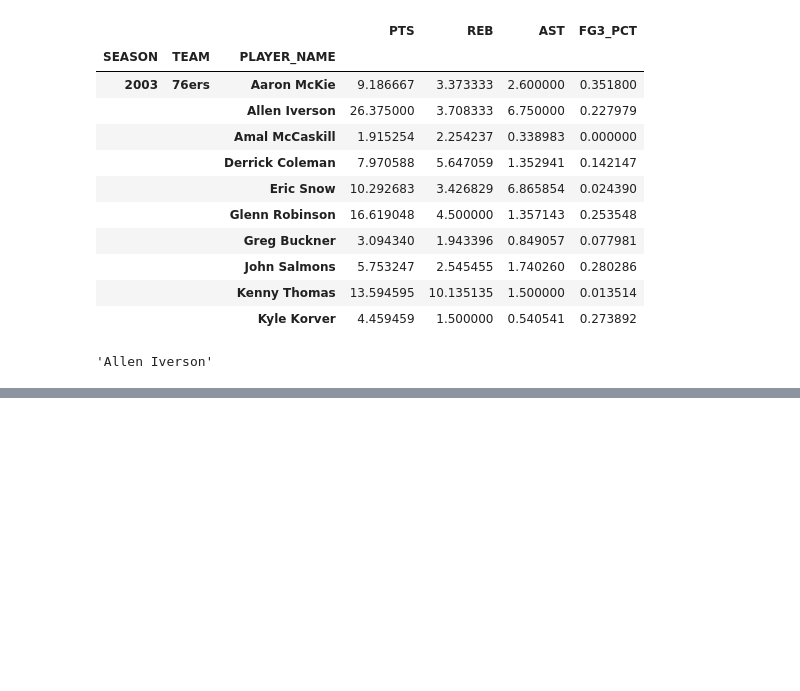
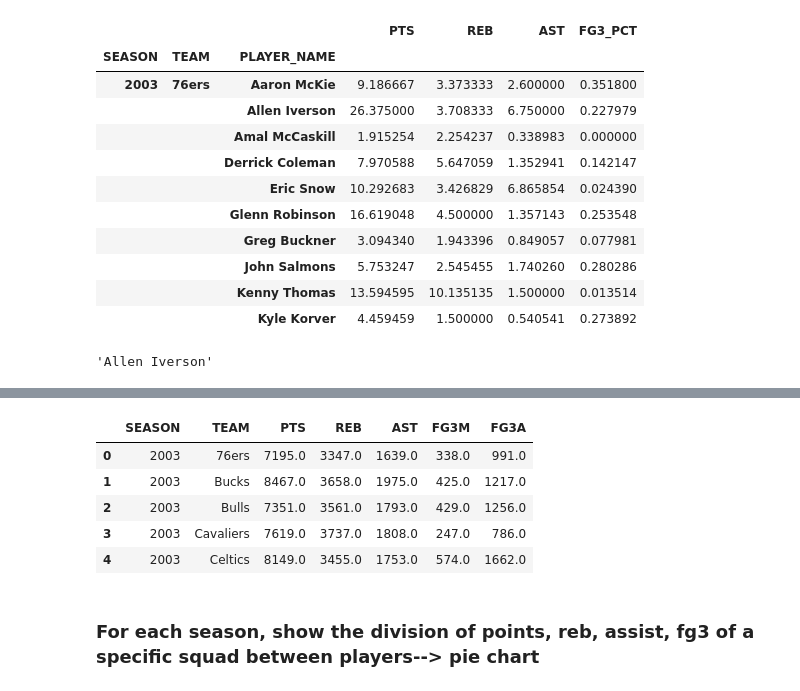
Before and after one commit to matteoForoni/nba-scouting-stats, a Jupyter notebook: nba-scouting-stats.ipynb, the cells around one changed output, grey strips where cells are left out. Cells and saved outputs as stored; diff of their text form; code cells hidden in the pictures; blank space fills up the shorter version.

```diff
--- a/nba-scouting-stats.ipynb
+++ b/nba-scouting-stats.ipynb
@@ -636,0 +714,12 @@ fig1.show()
+# %%
+plot_sum_data = performances_by_season_sum#[performances_by_season_sum['TEAM'] == team]
+plot_avg_data = performances_by_season_avg#[performances_by_season_avg['TEAM'] == team]
+# %%
+plot_sum_data.head()
+# %% [output]
+|  | SEASON | TEAM | PTS | REB | AST | FG3M | FG3A |
+| 0 | 2003 | 76ers | 7195.0 | 3347.0 | 1639.0 | 338.0 | 991.0 |
+| 1 | 2003 | Bucks | 8467.0 | 3658.0 | 1975.0 | 425.0 | 1217.0 |
+| 2 | 2003 | Bulls | 7351.0 | 3561.0 | 1793.0 | 429.0 | 1256.0 |
+| 3 | 2003 | Cavaliers | 7619.0 | 3737.0 | 1808.0 | 247.0 | 786.0 |
+| 4 | 2003 | Celtics | 8149.0 | 3455.0 | 1753.0 | 574.0 | 1662.0 |
@@ -636,0 +744,2 @@ fig1.show()
+# %% [markdown]
+### For each season, show the division of points, reb, assist, fg3 of a specific squad between players--> pie chart
```
Also changed, not shown: parts of 26 cells of this notebook.
